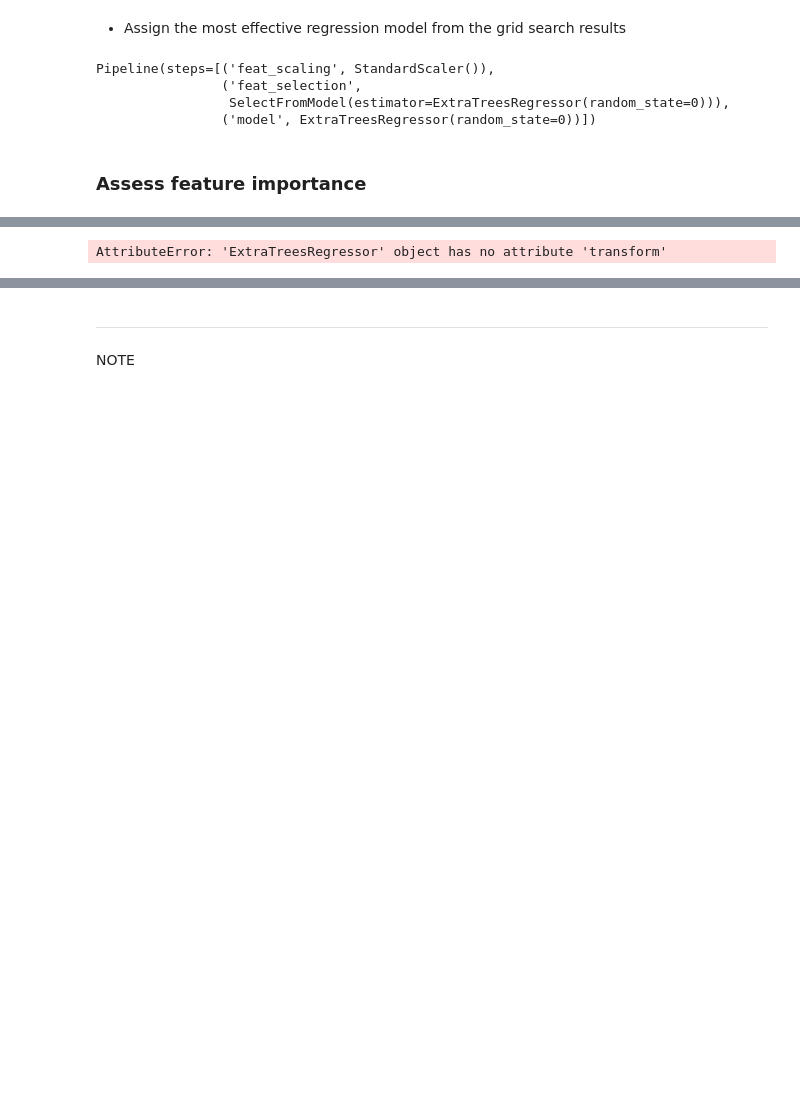
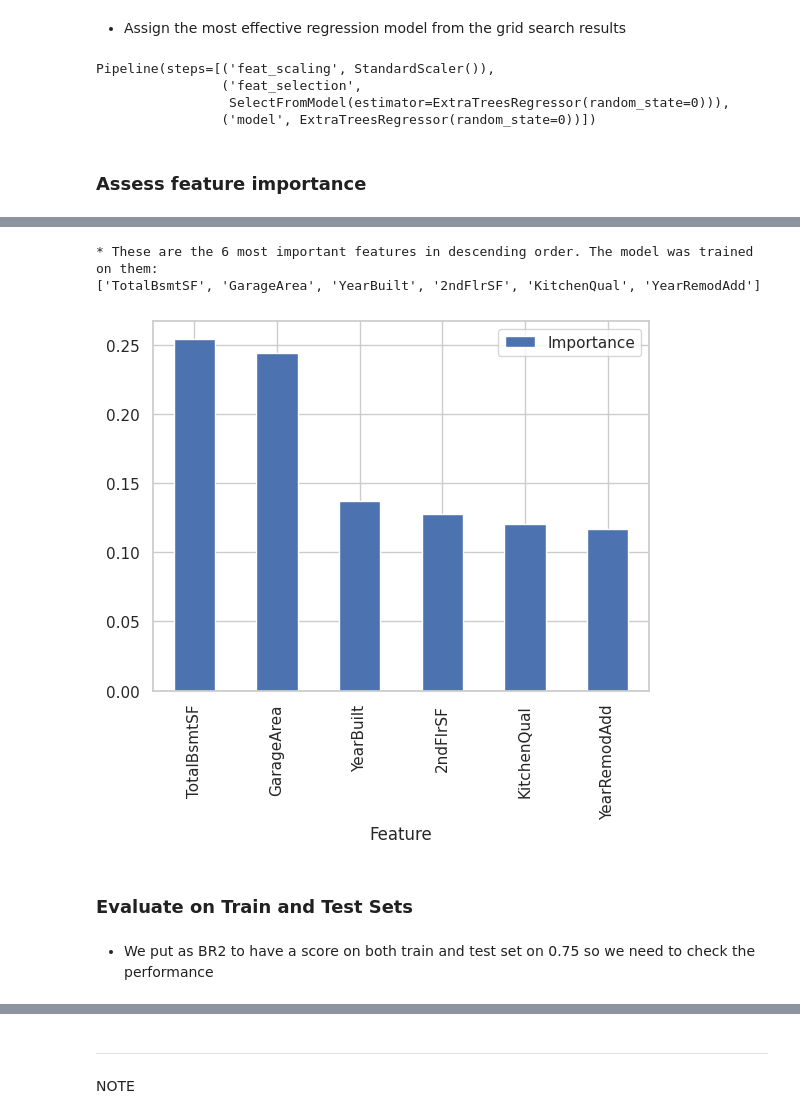
Before and after one commit to Ismino/housepricepred2, a Jupyter notebook: jupyter_notebooks/Modelling and Evaluation - Predict House Price.ipynb5.ipynb, the cells around one changed output, grey strips where cells are left out. Saved outputs shown, nothing was run; the diff lists cells and outputs as text; code cells hidden in the pictures; blank space fills up the shorter version.

Commit message:
Add model evaluation on train and tewst

```diff
--- a/jupyter_notebooks/Modelling and Evaluation - Predict House Price.ipynb5.ipynb
+++ b/jupyter_notebooks/Modelling and Evaluation - Predict House Price.ipynb5.ipynb
@@ -417,36 +417,32 @@ X_train.head(3)
 | 618 | 0.0 | 2.883272 | 0 | 48 | 0 | 1774 | 27.820855 | 0 | ... |
 | 870 | 0.0 | 2.000000 | 1 | 0 | 0 | 894 | 17.549929 | 0 | ... |
 | 92 | 0.0 | 2.000000 | 1 | 713 | 1 | 163 | 20.784610 | 0 | ... |
-# %%
-import matplotlib.pyplot as plt
-import seaborn as sns
-%matplotlib inline
-
-# Setting the style for the plot
-sns.set_theme(style="whitegrid")
-
-# Define the number of steps in the pipeline related to data cleaning and feature engineering
-initial_pipeline_steps = 9
-
-# Extract the feature names after the initial steps of the pipeline
-featured_columns_post_processing = Pipeline(optimal_regression_pipeline.steps[:initial_pipeline_steps]).transform(X_train).columns
-
-# Identifying the significant features based on the selection from the model
-important_features = featured_columns_post_processing[optimal_regression_pipeline['feat_selection'].get_support()]
-
-# Creating a DataFrame for the importance of each feature
-df_feature_importance = pd.DataFrame({
-    'Feature': important_features,
-    'Importance': optimal_regression_pipeline.named_steps['model'].feature_importances_
-}).sort_values(by='Importance', ascending=False)
-
-# Displaying the key features and their importance
-print(f"The model focuses on these {len(important_features)} key features, listed in order of importance: \n{df_feature_importance['Feature'].to_list()}")
-
-# Plotting the feature importance
-df_feature_importance.set_index('Feature').plot(kind='bar')
-plt.title("Feature Importance in the Model")
-plt.ylabel("Importance")
-plt.show()
-# %% [output]
-AttributeError: 'ExtraTreesRegressor' object has no attribute 'transform'
+# %%
+import matplotlib.pyplot as plt
+import seaborn as sns
+%matplotlib inline
+
+# create DataFrame to display feature importance
+df_feature_importance = (pd.DataFrame(data={
+    'Feature': X_train.columns[optimal_regression_pipeline['feat_selection'].get_support()],
+    'Importance': optimal_regression_pipeline['model'].feature_importances_})
+    .sort_values(by='Importance', ascending=False)
+)
+
+# re-assign best_features order
+best_features = df_feature_importance['Feature'].to_list()
+
+# Most important features statement and plot
+print(f"* These are the {len(best_features)} most important features in descending order. "
+      f"The model was trained on them: \n{df_feature_importance['Feature'].to_list()}")
+
+df_feature_importance.plot(kind='bar', x='Feature', y='Importance')
+plt.show()
+# %% [output]
+* These are the 6 most important features in descending order. The model was trained on them:
+['TotalBsmtSF', 'GarageArea', 'YearBuilt', '2ndFlrSF', 'KitchenQual', 'YearRemodAdd']
+[figure, added]
+# %% [markdown]
+### Evaluate on Train and Test Sets
+# %% [markdown]
+* We put as BR2 to have a score on both train and test set on 0.75 so we need to check the performance
```
Also changed, not shown: parts of 2 cells of this notebook, 1 other file.
